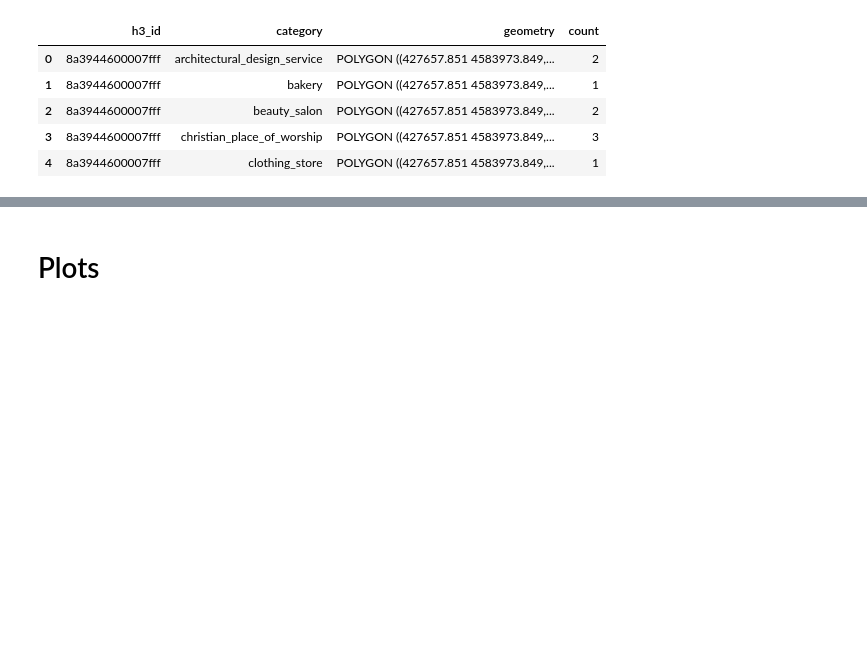
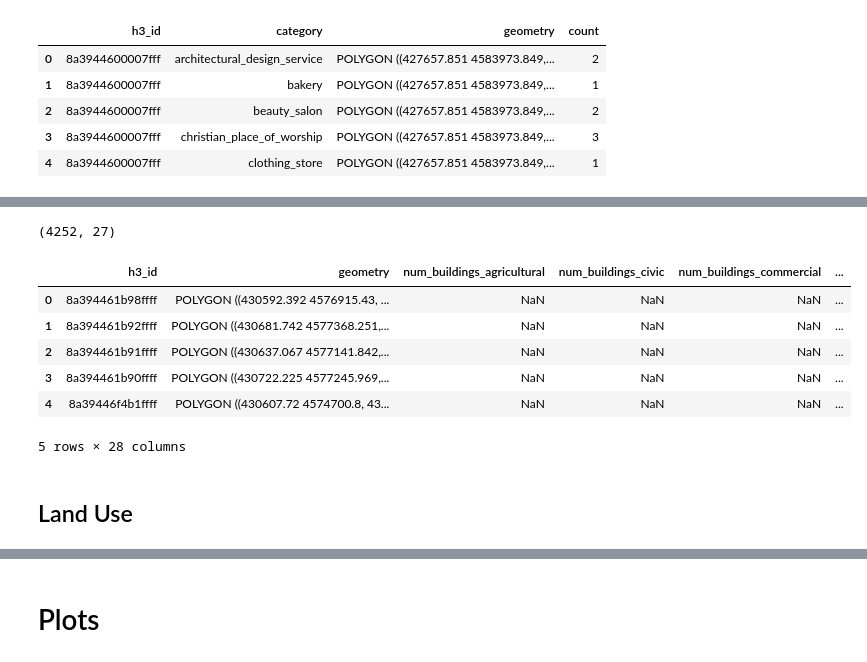
Before and after one commit to jammy-data/REALLOCATE_AI, a Jupyter notebook: notebooks/03_aggregate_into_h3.ipynb, the cells around one changed output, grey strips where cells are left out. Cells and saved outputs as stored; diff of their text form; code cells hidden in the pictures; blank space fills up the shorter version.

```diff
--- a/notebooks/03_aggregate_into_h3.ipynb
+++ b/notebooks/03_aggregate_into_h3.ipynb
@@ -82,0 +114,9 @@ results_wide = gpd.GeoDataFrame(
+# %%
+#read buildings data
+buildings = gpd.read_parquet(INTERIM_DATA_DIR / "overture_buildings.parquet")
+buildings.to_crs(gdf_h3.crs, inplace=True)
+
+print(buildings["subtype"].value_counts(dropna=False))
+
+#Spatial join with H3 grid
+buildings_h3 = gpd.sjoin(buildings, gdf_h3[['h3_id', 'geometry']], how='left', predicate='intersects')
@@ -82,0 +140,45 @@ results_wide = gpd.GeoDataFrame(
+# %%
+# First, compute total area per H3
+total_area = buildings_h3.groupby('h3_id')['geometry'].apply(lambda x: x.area.sum()).rename('total_area')
+
+# Then compute subtype-specific stats
+agg = buildings_h3.groupby(['h3_id', 'subtype']).agg(
+    num_buildings=('geometry', 'size'),
+    subtype_area=('geometry', lambda x: x.area.sum())
+).reset_index()
+
+# Merge total area to compute percentage
+agg = agg.merge(total_area, on='h3_id', how='left')
+agg['pct_area'] = agg['subtype_area'] / agg['total_area'] * 100
+
+agg_pivot = agg.pivot(index='h3_id', columns='subtype',
+                      values=['num_buildings','pct_area'])
+
+# Flatten multiindex columns
+agg_pivot.columns = ['_'.join(col).strip() for col in agg_pivot.columns.values]
+agg_pivot.reset_index(inplace=True)
+
+#Drop columns that all all NaN
+print(agg_pivot.shape)
+for col in agg_pivot.columns:
+    if agg_pivot[col].isna().all():
+        agg_pivot.drop(columns=col, inplace=True)
+        print(f"Dropped column {col} because all values are NaN")
+
+#Fill NaN with 0
+agg_pivot.fillna(0, inplace=True)
+
+results_buildings = pd.merge(gdf_h3[['h3_id', 'geometry']], agg_pivot, on='h3_id', how='left')
+results_buildings = gpd.GeoDataFrame(results_buildings, geometry='geometry', crs=gdf_h3.crs)
+results_buildings.head()
+# %% [output]
+(4252, 27)
+|  | h3_id | geometry | num_buildings_agricultural | num_buildings_civic | num_buildings_commercial | ... |
+| 0 | 8a394461b98ffff | POLYGON ((430592.392 4576915.43, ... | NaN | NaN | NaN | ... |
+| 1 | 8a394461b92ffff | POLYGON ((430681.742 4577368.251,... | NaN | NaN | NaN | ... |
+| 2 | 8a394461b91ffff | POLYGON ((430637.067 4577141.842,... | NaN | NaN | NaN | ... |
+| 3 | 8a394461b90ffff | POLYGON ((430722.225 4577245.969,... | NaN | NaN | NaN | ... |
+| 4 | 8a39446f4b1ffff | POLYGON ((430607.72 4574700.8, 43... | NaN | NaN | NaN | ... |
+5 rows × 28 columns
+# %% [markdown]
+## Land Use
```
Also changed, not shown: parts of 19 cells of this notebook.
